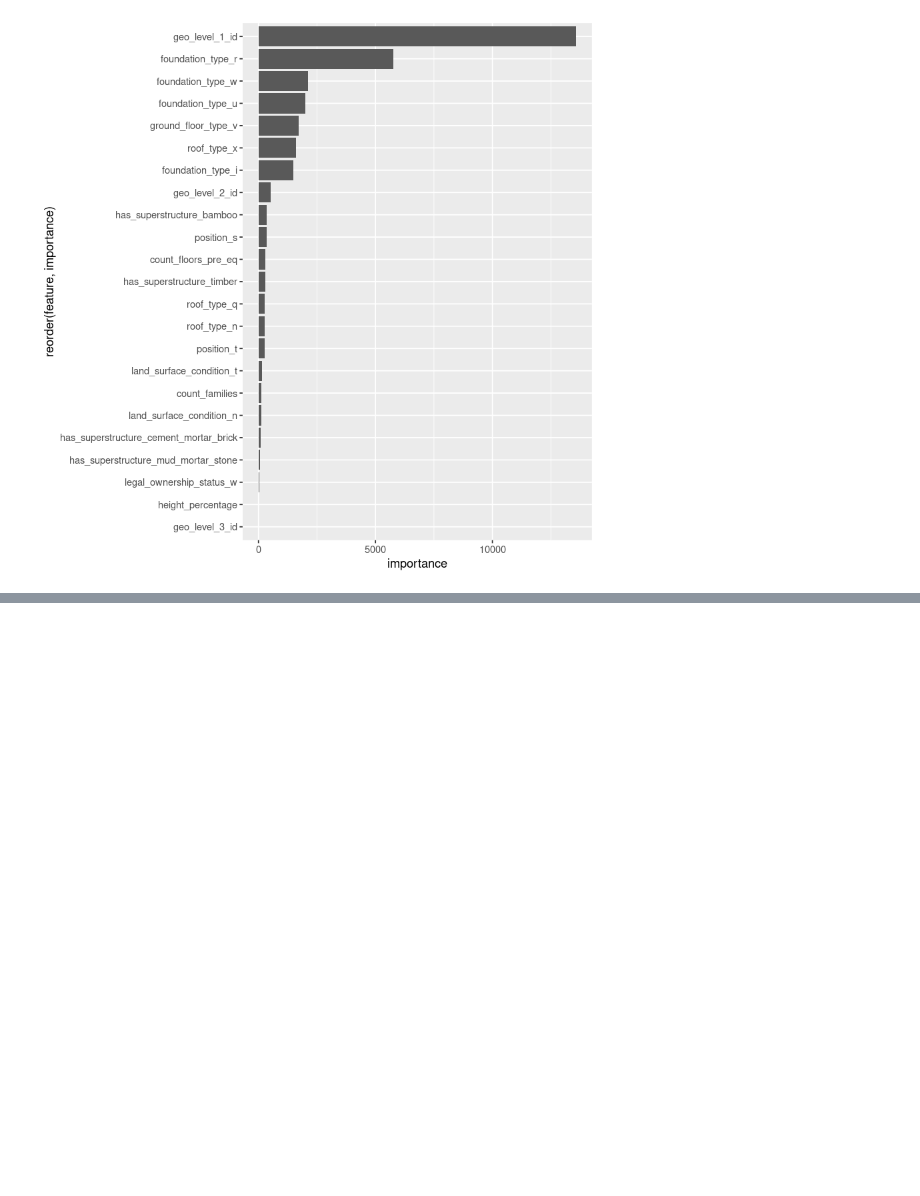
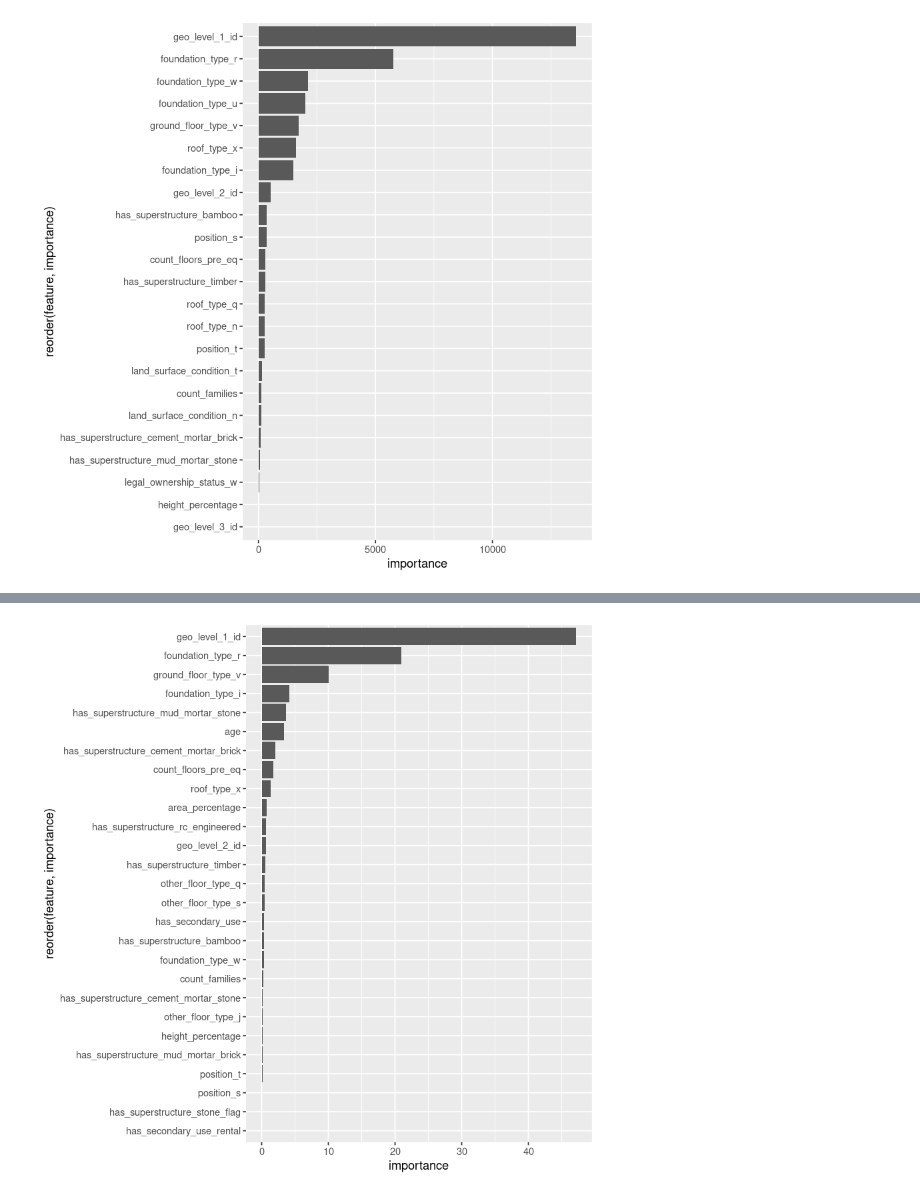
Before and after one commit to ULB-INFO-F-422/richter-s-predictor-group-38, a Jupyter notebook: implementation.ipynb, the cells around one changed output, grey strips where cells are left out. Drawn from its saved outputs; the diff is of its cells as text; code cells hidden in the pictures; blank space fills up the shorter version.

Commit message:
Gradient Boosting Tree and k-fold cross validation

```diff
--- a/implementation.ipynb
+++ b/implementation.ipynb
@@ -397,0 +411,2 @@ ggplot(varImpDT, aes(x= importance, y=reorder(feature, importance))) + geom_bar(
+# %%
+gradientBoostingTreeModel = gbm(damage_grade ~., data=dataPP)
@@ -397,0 +426,10 @@ ggplot(varImpDT, aes(x= importance, y=reorder(feature, importance))) + geom_bar(
+# %%
+varImpGBM = summary.gbm(gradientBoostingTreeModel, plotit=FALSE) # Transform the variable.importance column of the model to a data frame
+colnames(varImpGBM) = c("feature", "importance") # Change colnames of the df to feature and importance
+varImpGBM = subset(varImpGBM, importance!=0) # Because this data frame contains a lot of feature importance = 0, we discard them
+# %%
+# Call ggplot, speicify x to be the importance and y to be a re-ordering of the feature based on their respective importance.
+# We list importance on the x axis to avoid the feature names to overlap
+ggplot(varImpGBM, aes(x= importance, y=reorder(feature, importance))) + geom_bar(stat='identity')
+# %% [output]
+[figure, added]
```
Also changed, not shown: parts of 8 cells of this notebook.
